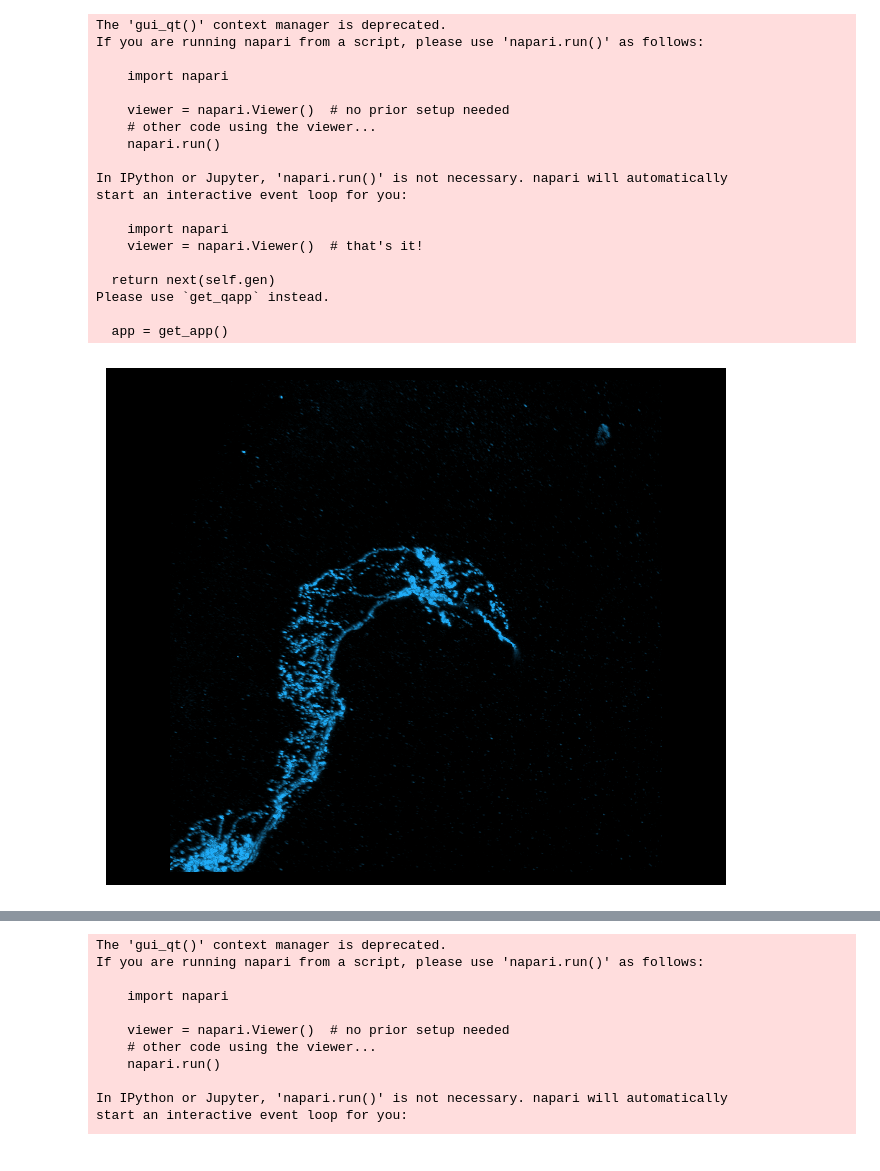
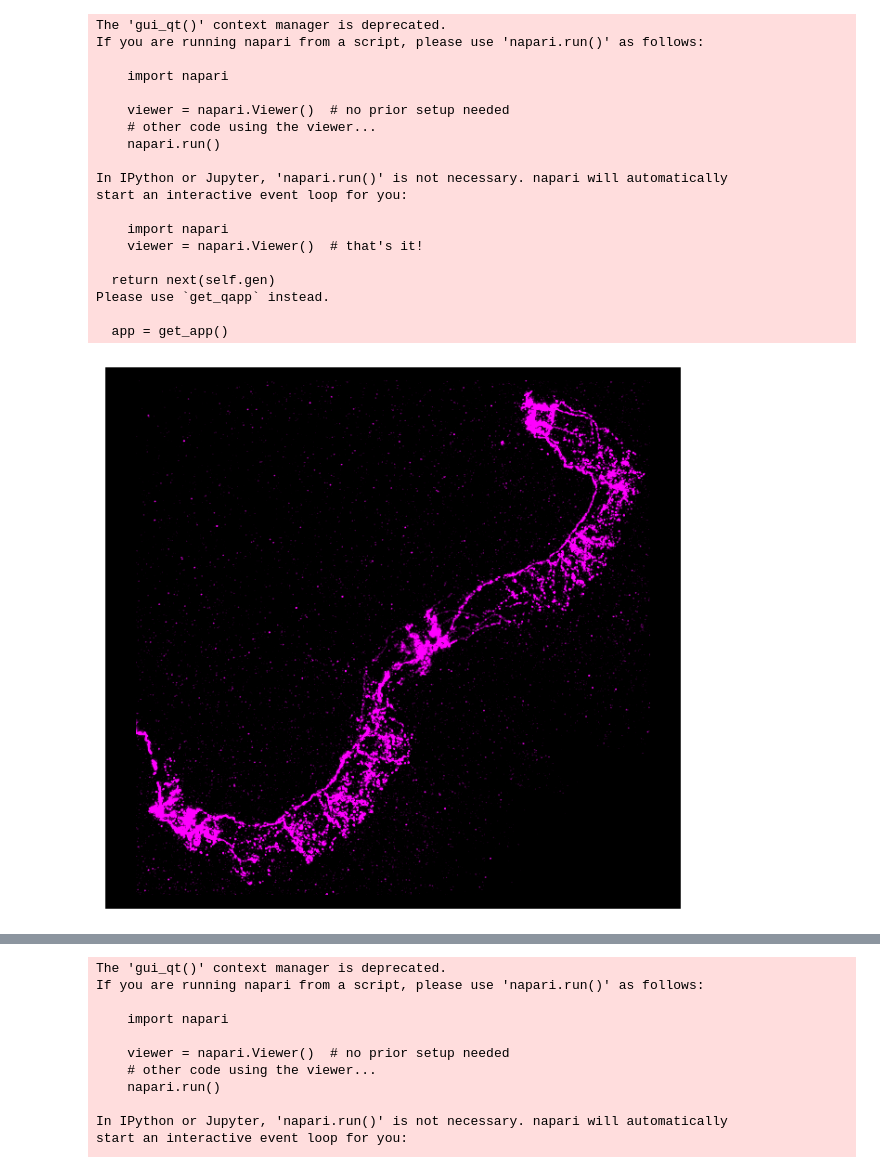
Before and after one commit to sansachenlelele/connectome_analysis_fisherlab, a Jupyter notebook: save_svg-airyscan.ipynb, the cells around one changed output, grey strips where cells are left out. Cells and saved outputs as stored; diff of their text form; code cells hidden in the pictures.

```diff
--- a/save_svg-airyscan.ipynb
+++ b/save_svg-airyscan.ipynb
@@ -90,7 +88,7 @@ viewer.add_image(
     colormap='bop blue',
     blending='additive',
     contrast_limits=(300, 10000),
-    rendering='attenuated_mip',
+    #rendering='attenuated_mip',
     attenuation=0.05,
 )
 
@@ -101,7 +99,7 @@ viewer.add_image(
     colormap='yellow',
     blending='additive',
     contrast_limits=(500, 2500),
-    rendering='mip',
+    #rendering='mip',
 )
 
 napari.run()
@@ -115,18 +113,18 @@ with napari.gui_qt():
     viewer.add_image(
         red_channel,
         name='568 Channel',
-        colormap='bop blue',
+        colormap='magenta',
         blending='additive',
-        contrast_limits=(300, 10000),
-        rendering='attenuated_mip',
-        attenuation=0.05,
+        contrast_limits=(600, 5000),
+        rendering='mip',
+        #attenuation=0.05,
     )
     viewer.add_image(
         green_channel,
         name='488 Channel',
-        colormap='yellow',
+        colormap='green',
         blending='additive',
-        contrast_limits=(500, 2500),
+        contrast_limits=(450, 3000),
         rendering='mip',
     )
 
@@ -139,7 +137,7 @@ ax.imshow(highres, interpolation='nearest')
 ax.axis('off')
 
 # push out the SVG/EPS with your giant bitmap inside:
-fig.savefig('fly3_right_2channels.svg', format='svg',
+fig.savefig('fly6_2channels.svg', format='svg',
             bbox_inches='tight', pad_inches=0, dpi=800)
 #fig.savefig('napari_3d_ultrahighres.eps', format='eps', bbox_inches='tight', pad_inches=0, dpi=800)
 # %% [output]
@@ -173,44 +171,45 @@ with napari.gui_qt():
     viewer.add_image(
         red_channel,
         name='568 Channel',
-        colormap='bop blue',
+        colormap='magenta',
         blending='additive',
-        contrast_limits=(300, 10000),
-        rendering='attenuated_mip',
+        contrast_limits=(600, 5000),
+        rendering='mip',
+        #attenuation=0.05,
     )
 
     # 2) Grab a *4× larger* screenshot of just the 3D canvas:
     highres = viewer.screenshot(canvas_only=True, scale=4)
 
 # 3) Embed in a Matplotlib fig and save:
 fig, ax = plt.subplots(figsize=(8, 8))   # size in inches is arbitrary
 ax.imshow(highres, interpolation='nearest')
 ax.axis('off')
 
 # push out the SVG/EPS with your giant bitmap inside:
-fig.savefig('fly3_right_tdt.svg', format='svg',
+fig.savefig('fly6_tdt.svg', format='svg',
             bbox_inches='tight', pad_inches=0, dpi=800)
 # %% [output]
 The 'gui_qt()' context manager is deprecated.
 If you are running napari from a script, please use 'napari.run()' as follows:
 
     import napari
 
     viewer = napari.Viewer()  # no prior setup needed
     # other code using the viewer...
     napari.run()
 
 In IPython or Jupyter, 'napari.run()' is not necessary. napari will automatically
 start an interactive event loop for you:
 
     import napari
     viewer = napari.Viewer()  # that's it!
 
   return next(self.gen)
 Please use `get_qapp` instead.
 
   app = get_app()
-[figure, old version]
+[figure, new version]
 # %%
 # "screenshot" of top view of 3D view (green channel only):
 
```
Also changed, not shown: parts of 3 cells of this notebook, 5 other files.
